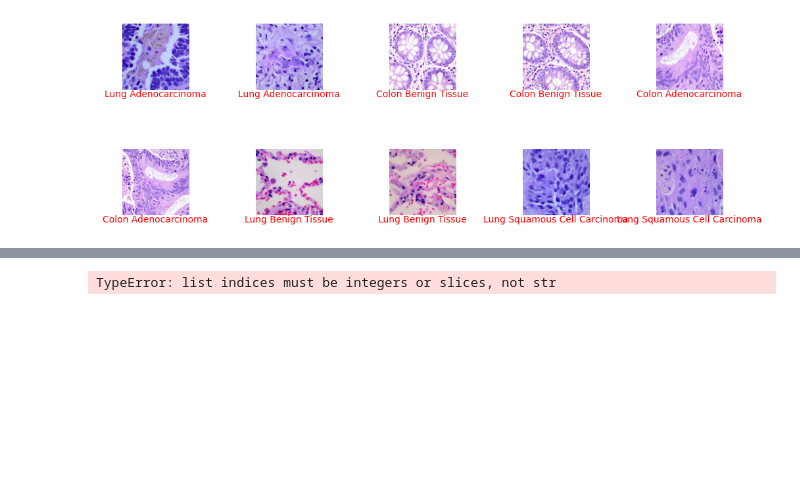
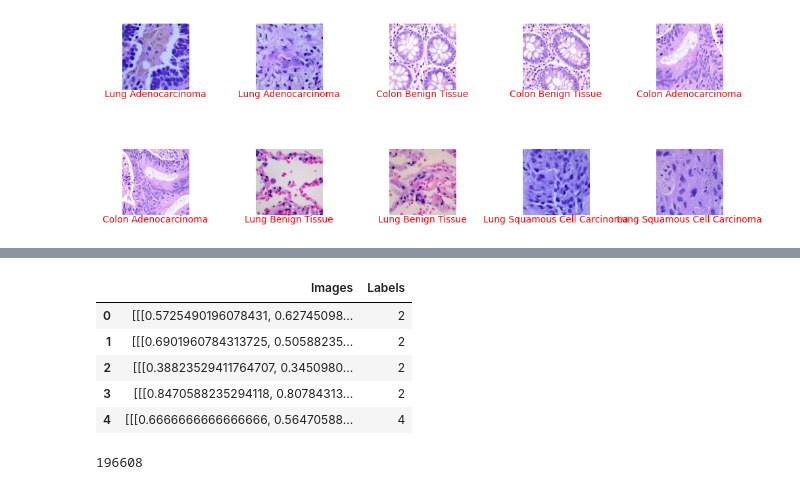
Before and after one commit to Snehee2901/Cancer-Classification, a Jupyter notebook: Project.ipynb, the cells around one changed output, grey strips where cells are left out. Cells and saved outputs as stored; diff of their text form; code cells hidden in the pictures; blank space fills up the shorter version.

```diff
--- a/Project.ipynb
+++ b/Project.ipynb
@@ -224,66 +210,20 @@ print(image_vectors[0])
+# %%
+validation_df = pd.DataFrame()
+validation_df['Images'] = [preprocess_image(image_path) for image_path in validationdf["Filepaths"]]
+validation_df['Labels'] = validationdf['Labels'].reset_index(drop=True)
+# %%
+validation_df.head()
+# %% [output]
+|  | Images | Labels |
+| 0 | [[[0.5725490196078431, 0.62745098... | 2 |
+| 1 | [[[0.6901960784313725, 0.50588235... | 2 |
+| 2 | [[[0.38823529411764707, 0.3450980... | 2 |
+| 3 | [[[0.8470588235294118, 0.80784313... | 2 |
+| 4 | [[[0.6666666666666666, 0.56470588... | 4 |
+# %%
+np.prod(train_df['Images'][0].shape)# no of features
+# %% [output]
+196608
 # %%
 from sklearn.tree import DecisionTreeClassifier
 clf = DecisionTreeClassifier()
-# %%
-import numpy as np
-from tensorflow.keras.preprocessing.image import ImageDataGenerator
-
-def preprocess_image(image):
-    print("Image shape:", image.shape)
-    print("Image data type:", image.dtype)
-    #image = Image.fromarray(image)
-
-    # Convert image to a numpy array
-    #image = image.convert("RGB")
-
-    #image_array = np.array(image)
-
-    # Resize image to the target size
-    #resized_image = np.resize(image_array, (256, 256))
-
-    # Normalize the pixel values to be between 0 and 1
-    normalized_image = image / 255.0
-
-    return normalized_image
-
-# Create an ImageDataGenerator
-data_generator = ImageDataGenerator(preprocessing_function=preprocess_image)
-
-# Define the batch size and total number of images
-batch_size = 100
-total_images = len(preprocessed_df)
-
-# Create a generator for the images
-image_generator = data_generator.flow_from_dataframe(
-    dataframe=preprocessed_df,
-    x_col='Filepaths',
-    y_col='Labels',
-    batch_size=batch_size,
-    shuffle=False,  # Ensure consistent order of images
-    target_size=(256, 256),
-    class_mode=None  # This will return only the image data
-)
-
-# Initialize an empty list to store the image vectors
-image_vectors = []
-
-# Process the images in batches
-for i in range(len(image_generator)):
-    batch_images = image_generator[i]
-
-    # Process the batch of images and append the image vectors
-    for image in batch_images:
-        # Flatten the image array to a 1D vector
-        image_vector = image.flatten()
-
-        # Append the image vector to the list
-        image_vectors.append(image_vector)
-
-    # Clear the memory
-    del batch_images
-    gc.collect()
-
-# Convert the list of image vectors to a numpy array
-image_vectors = np.array(image_vectors)
-# %% [output]
-TypeError: list indices must be integers or slices, not str
```
Also changed, not shown: parts of 23 cells of this notebook.
